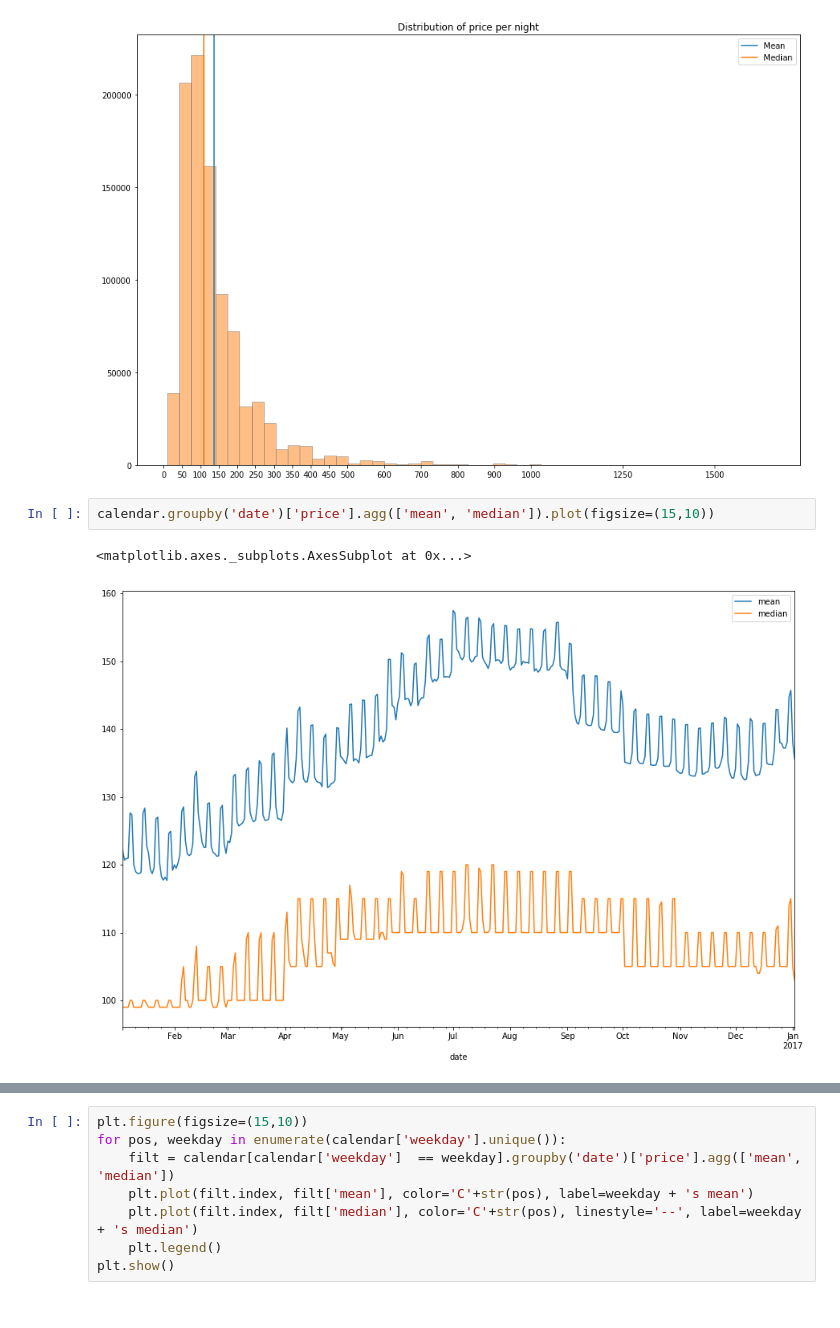
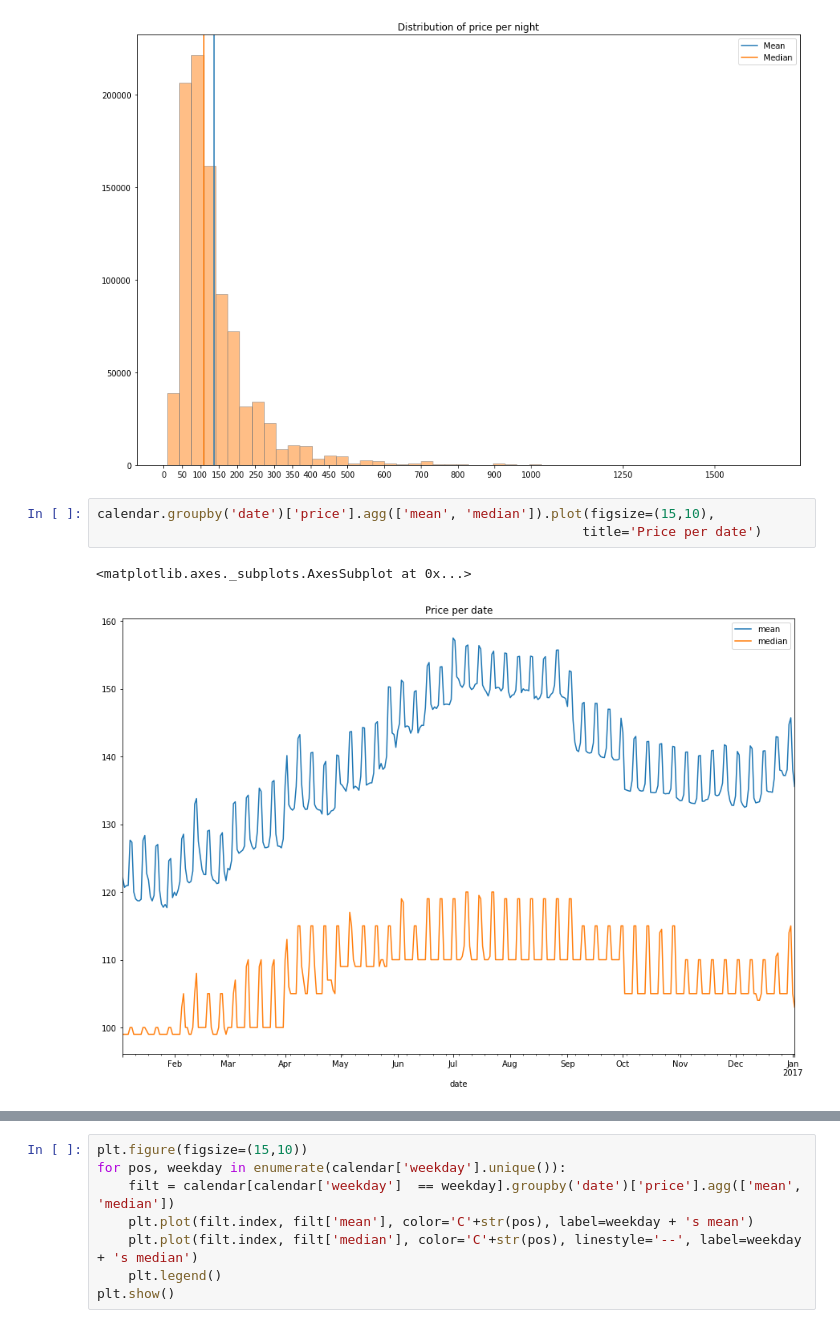
Before and after one commit to rubengura/SeattleAirBnBAnalysis, a Jupyter notebook: Udacity Data Science Nanodegree P1T2.ipynb, the cells around one changed output, grey strips where cells are left out. Cells and saved outputs as stored; diff of their text form.

```diff
--- a/Udacity Data Science Nanodegree P1T2.ipynb
+++ b/Udacity Data Science Nanodegree P1T2.ipynb
@@ -133,10 +136,11 @@ plt.show()
 # %% [output]
 [figure]
 # %%
-calendar.groupby('date')['price'].agg(['mean', 'median']).plot(figsize=(15,10))
+calendar.groupby('date')['price'].agg(['mean', 'median']).plot(figsize=(15,10),
+                                                              title='Price per date')
 # %% [output]
 <matplotlib.axes._subplots.AxesSubplot at 0x...>
-[figure, old version]
+[figure, new version]
 # %%
 plt.figure(figsize=(15,10))
 for pos, is_weekend in enumerate([True, False]):
```
Also changed, not shown: parts of 3 cells of this notebook.
